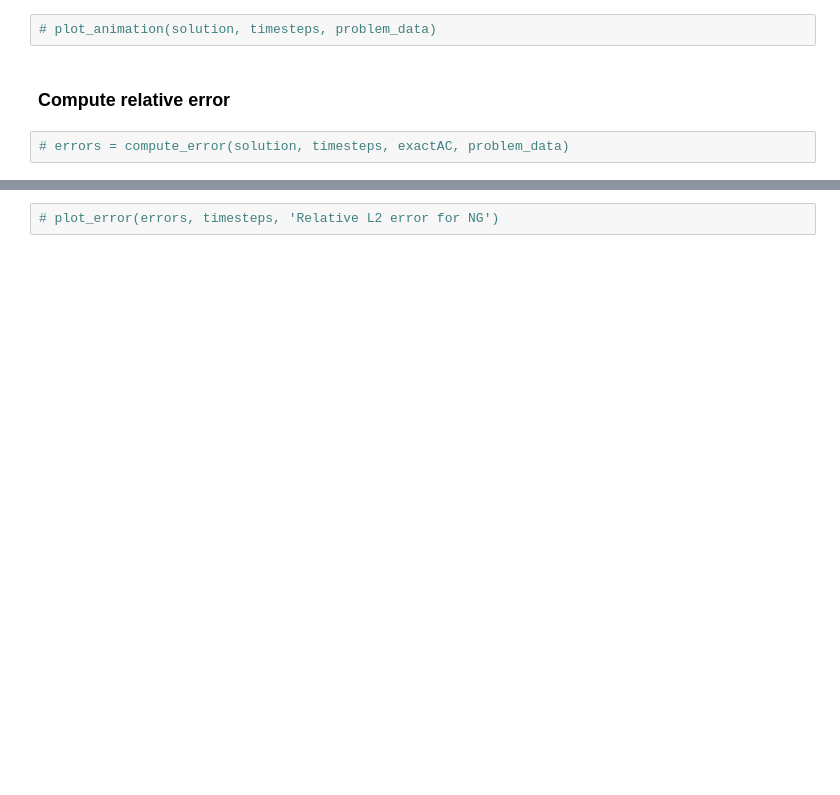
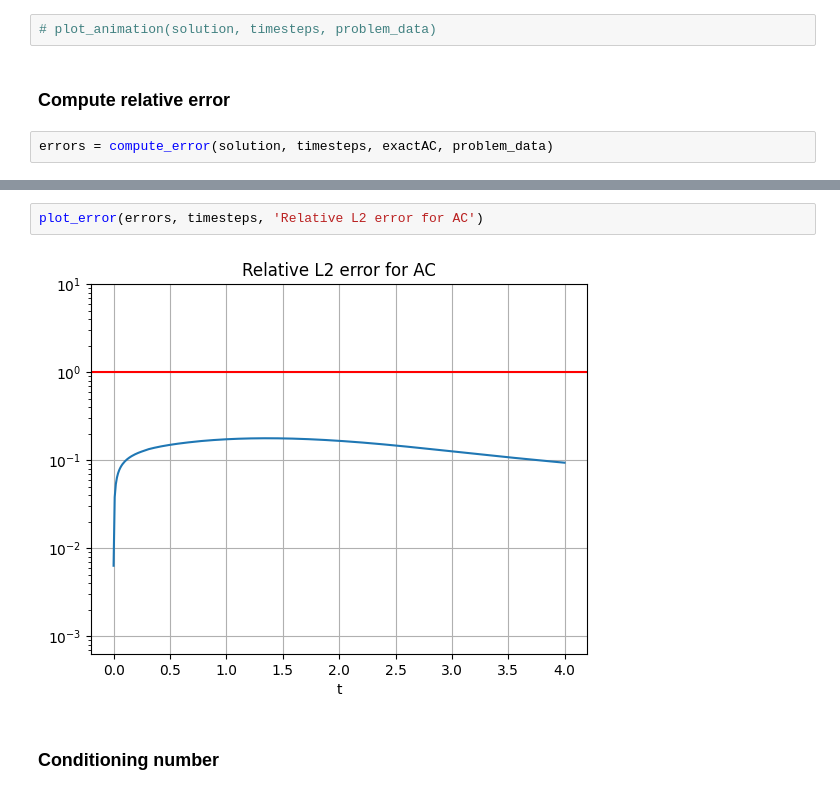
Before and after one commit to FraBet29/Neural_Galerkin, a Jupyter notebook: Allen-Cahn.ipynb, the cells around one changed output, grey strips where cells are left out. Drawn from its saved outputs; the diff is of its cells as text; blank space fills up the shorter version.

Commit message:
Add first working AC (check boundary conditions)

```diff
--- a/Allen-Cahn.ipynb
+++ b/Allen-Cahn.ipynb
@@ -138,4 +140,4 @@ plot_solution(solution, timesteps, problem_data)
 # %% [markdown]
 ### Compute relative error
 # %%
-# errors = compute_error(solution, timesteps, exactAC, problem_data)
+errors = compute_error(solution, timesteps, exactAC, problem_data)
@@ -142,5 +162,9 @@ plot_solution(solution, timesteps, problem_data)
 # %%
-# plot_error(errors, timesteps, 'Relative L2 error for NG')
+plot_error(errors, timesteps, 'Relative L2 error for AC')
+# %% [output]
+[figure, added]
+# %% [markdown]
+### Conditioning number
 # %%
 solution, timesteps, diagnostic = neural_galerkin(theta=theta, # initial parameters
                                                   net=net, # neural network
```
Also changed, not shown: parts of 12 cells of this notebook, 2 other files.
